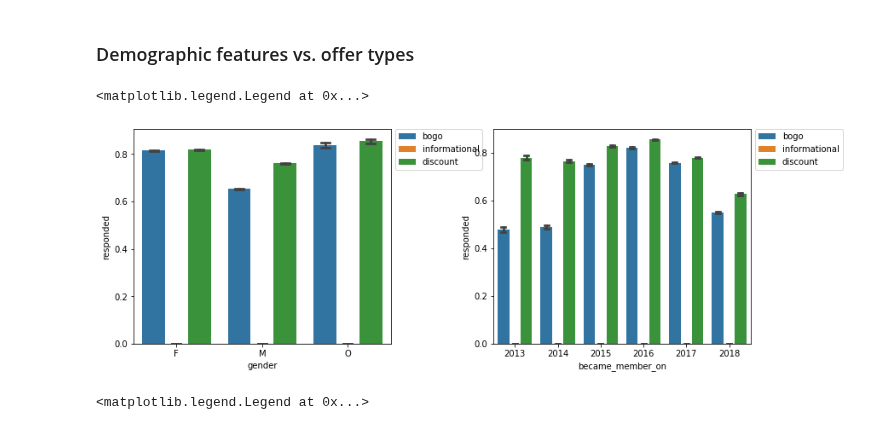
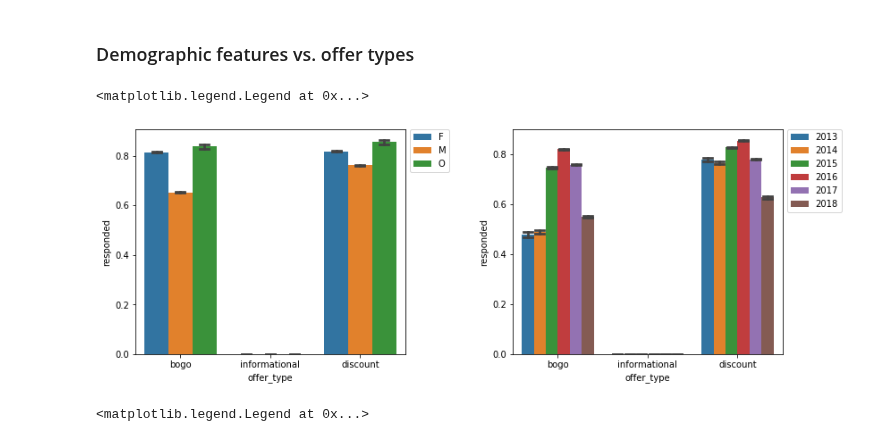
Before and after one commit to Kilie/starbucks, a Jupyter notebook: Starbucks_Capstone_notebook.ipynb, the cells around one changed output. Saved outputs shown, nothing was run; the diff lists cells and outputs as text; code cells hidden in the pictures.

```diff
--- a/Starbucks_Capstone_notebook.ipynb
+++ b/Starbucks_Capstone_notebook.ipynb
@@ -716,14 +722,16 @@ sns.barplot(x=df['responded'], y=df['age'], capsize=.1, ax=axis[1])
 # %% [markdown]
 ### Demographic features vs. offer types
 # %%
-# The relationship between gender, joining time, offer types, and response
+# Response rate in different gender and joining time groups grouped by offer types
 fig, axis = plt.subplots(1, 2)
-plt.subplots_adjust(wspace=0.4, hspace=0.4, top=1.0, right=2.0)
-ax1 = sns.barplot(x=df['gender'], y=df['responded'], hue=df['offer_type'], capsize=.1, ax=axis[0])
-ax2 = sns.barplot(x=df['became_member_on'], y=df['responded'], hue=df['offer_type'], capsize=.1, ax=axis[1])
+plt.subplots_adjust(wspace=0.4, hspace=0.4, top=1.0, right=1.8)
+
+ax1 = sns.barplot(x=df['offer_type'], y=df['responded'], hue=df['gender'], capsize=.1, ax=axis[0])
+ax2 = sns.barplot(x=df['offer_type'], y=df['responded'], hue=df['became_member_on'], capsize=.1, ax=axis[1])
+
 ax1.legend(bbox_to_anchor=(1.0, 1.02))
 ax2.legend(bbox_to_anchor=(1.0, 1.02))
 # %% [output]
 <matplotlib.legend.Legend at 0x...>
-[figure, old version]
+[figure, new version]
 # %%
```
Also changed, not shown: parts of 16 cells of this notebook.
